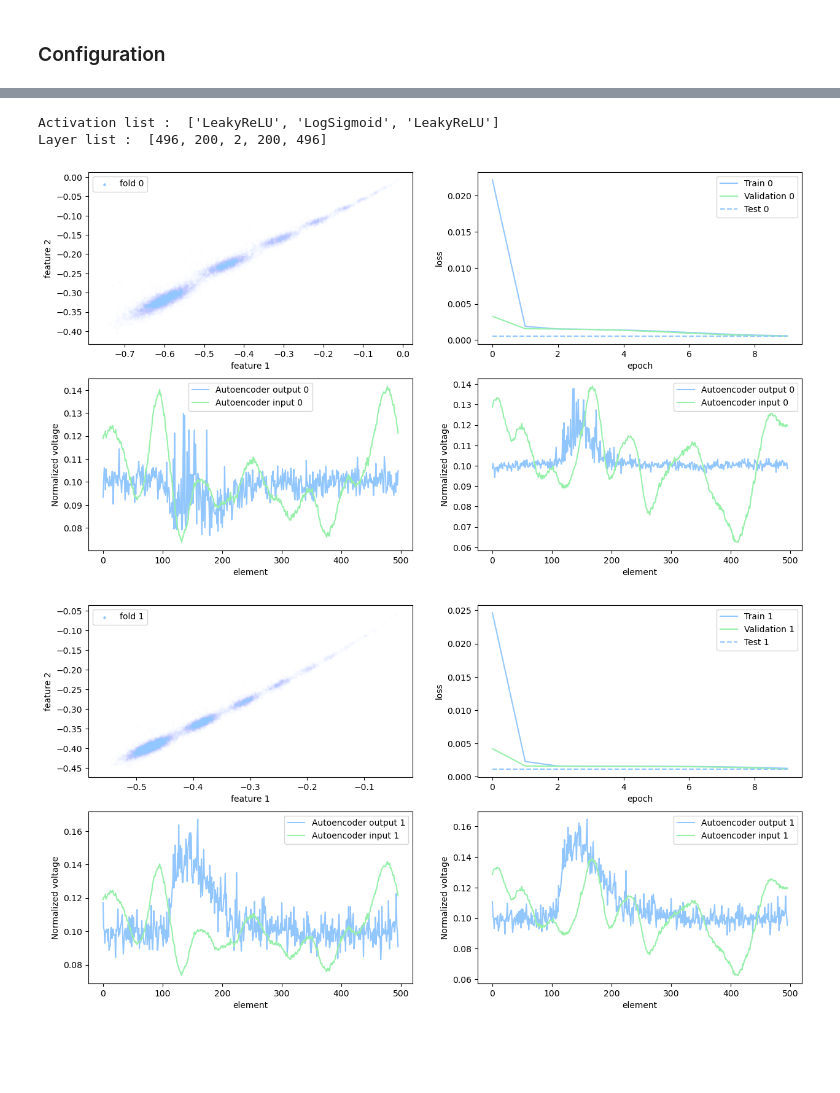
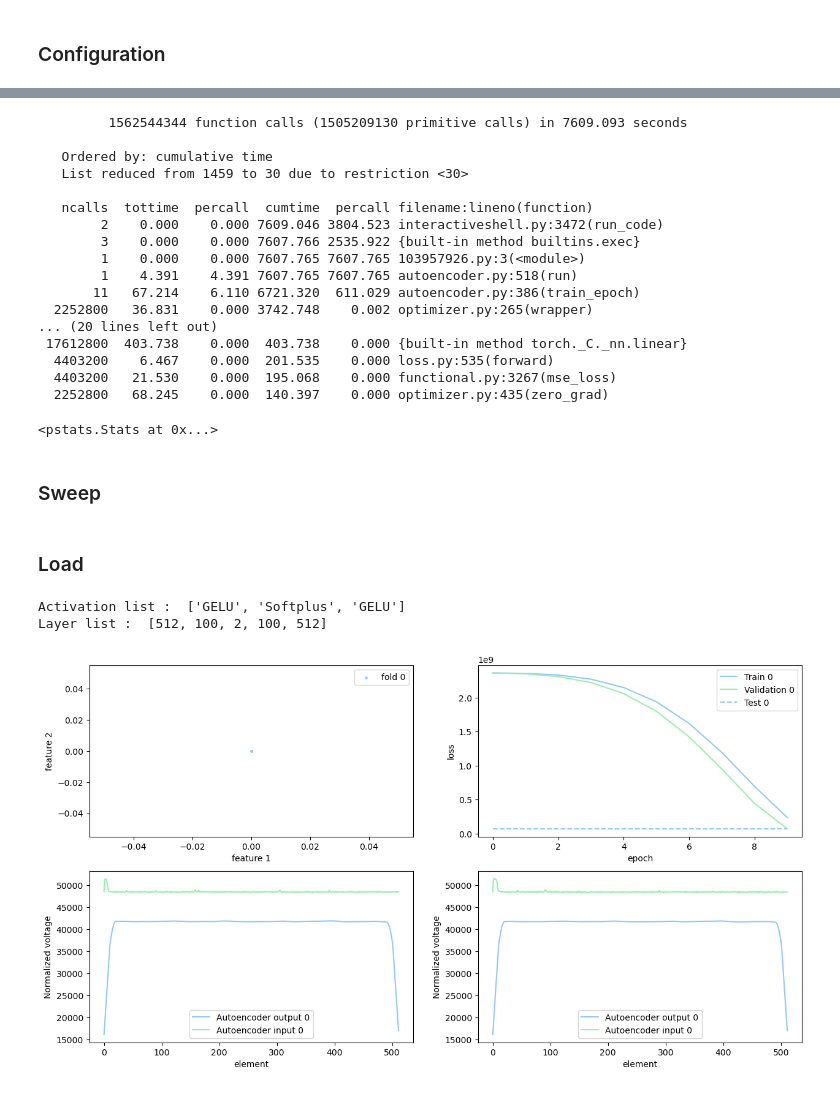
Before and after one commit to polyquantique/Photon-Number-Classification, a Jupyter notebook: autoencoder API.ipynb, the cells around one changed output, grey strips where cells are left out. Cells and saved outputs as stored; diff of their text form; code cells hidden in the pictures; blank space fills up the shorter version.

```diff
--- a/autoencoder API.ipynb
+++ b/autoencoder API.ipynb
@@ -50,9 +75,34 @@ KeyboardInterrupt:
+# %%
+stats = pstats.Stats(prof).strip_dirs().sort_stats("cumtime")
+stats.print_stats(30)
+# %% [output]
+         1562544344 function calls (1505209130 primitive calls) in 7609.093 seconds
+
+   Ordered by: cumulative time
+   List reduced from 1459 to 30 due to restriction <30>
+
+   ncalls  tottime  percall  cumtime  percall filename:lineno(function)
+        2    0.000    0.000 7609.046 3804.523 interactiveshell.py:3472(run_code)
+        3    0.000    0.000 7607.766 2535.922 {built-in method builtins.exec}
+        1    0.000    0.000 7607.765 7607.765 103957926.py:3(<module>)
+        1    4.391    4.391 7607.765 7607.765 autoencoder.py:518(run)
+       11   67.214    6.110 6721.320  611.029 autoencoder.py:386(train_epoch)
+  2252800   36.831    0.000 3742.748    0.002 optimizer.py:265(wrapper)
+... (20 lines left out)
+ 17612800  403.738    0.000  403.738    0.000 {built-in method torch._C._nn.linear}
+  4403200    6.467    0.000  201.535    0.000 loss.py:535(forward)
+  4403200   21.530    0.000  195.068    0.000 functional.py:3267(mse_loss)
+  2252800   68.245    0.000  140.397    0.000 optimizer.py:435(zero_grad)
+<pstats.Stats at 0x...>
+# %% [markdown]
+### Sweep
 # %%
 #experiment.sweep("sweep1", 2, model, config)
-# %%
-experiment.load_results("sweep1/sweep 0")
-# %% [output]
-Activation list :  ['LeakyReLU', 'LogSigmoid', 'LeakyReLU']
-Layer list :  [496, 200, 2, 200, 496]
-[figure, removed]
-[figure, removed]
+# %% [markdown]
+### Load
+# %%
+experiment.load_results("run-2023-06-27-11-53")
+# %% [output]
+Activation list :  ['GELU', 'Softplus', 'GELU']
+Layer list :  [512, 100, 2, 100, 512]
+[figure, added]
```
Also changed, not shown: parts of 5 cells of this notebook, 2 other files.
